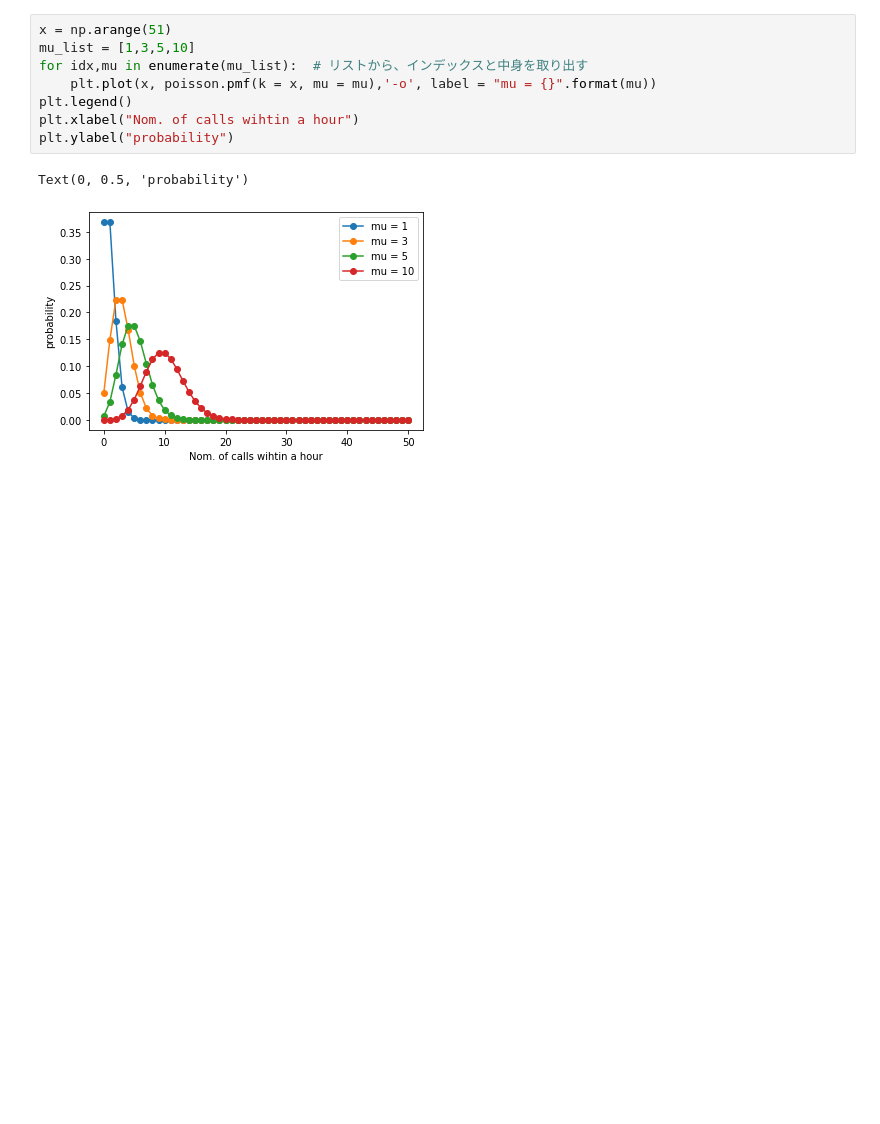
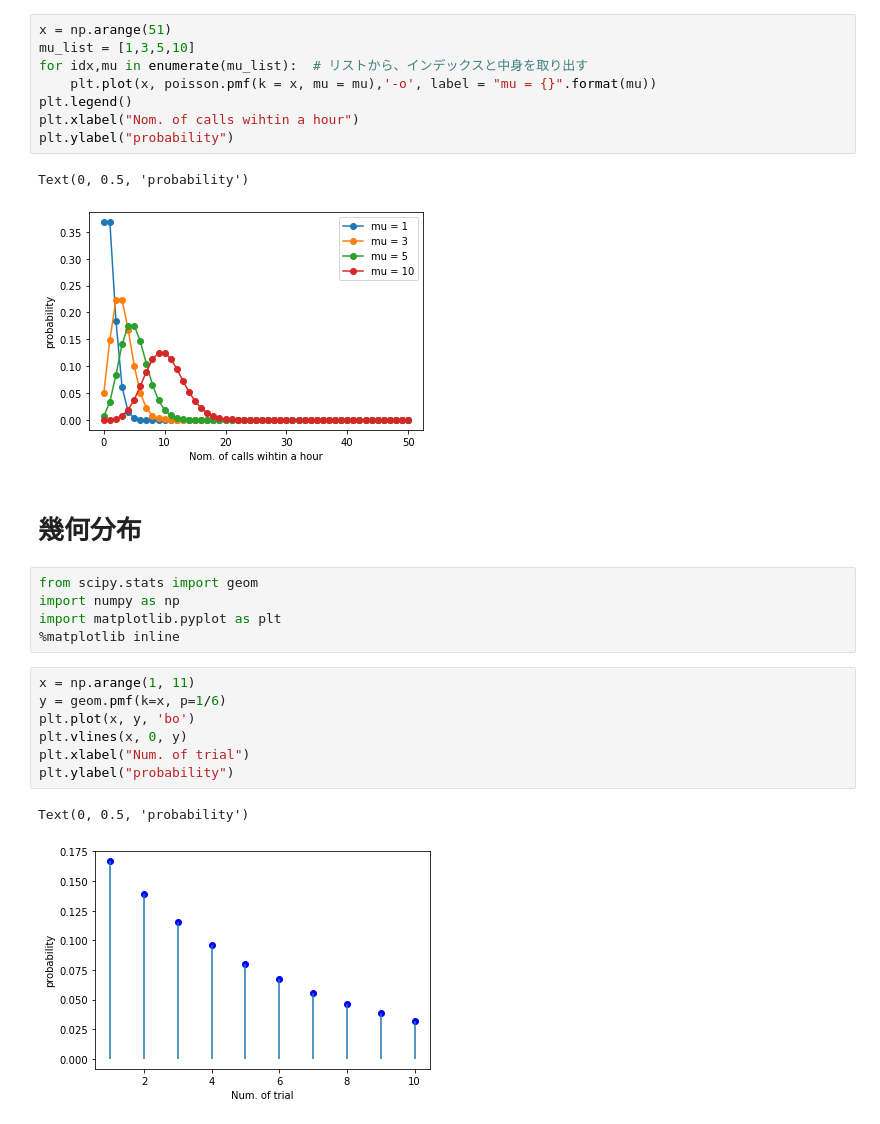
Before and after one commit to ayakamori0702/my_study, a Jupyter notebook: math.ipynb, the cells around one changed output. Saved outputs shown, nothing was run; the diff lists cells and outputs as text; blank space fills up the shorter version.

```diff
--- a/math.ipynb
+++ b/math.ipynb
@@ -296,3 +296,20 @@ plt.ylabel("probability")
 # %% [output]
 Text(0, 0.5, 'probability')
 [figure]
+# %% [markdown]
+# 幾何分布
+# %%
+from scipy.stats import geom
+import numpy as np
+import matplotlib.pyplot as plt
+%matplotlib inline
+# %%
+x = np.arange(1, 11)
+y = geom.pmf(k=x, p=1/6)
+plt.plot(x, y, 'bo')
+plt.vlines(x, 0, y)
+plt.xlabel("Num. of trial")
+plt.ylabel("probability")
+# %% [output]
+Text(0, 0.5, 'probability')
+[figure, added]
```
Also changed, not shown: parts of 7 cells of this notebook.
